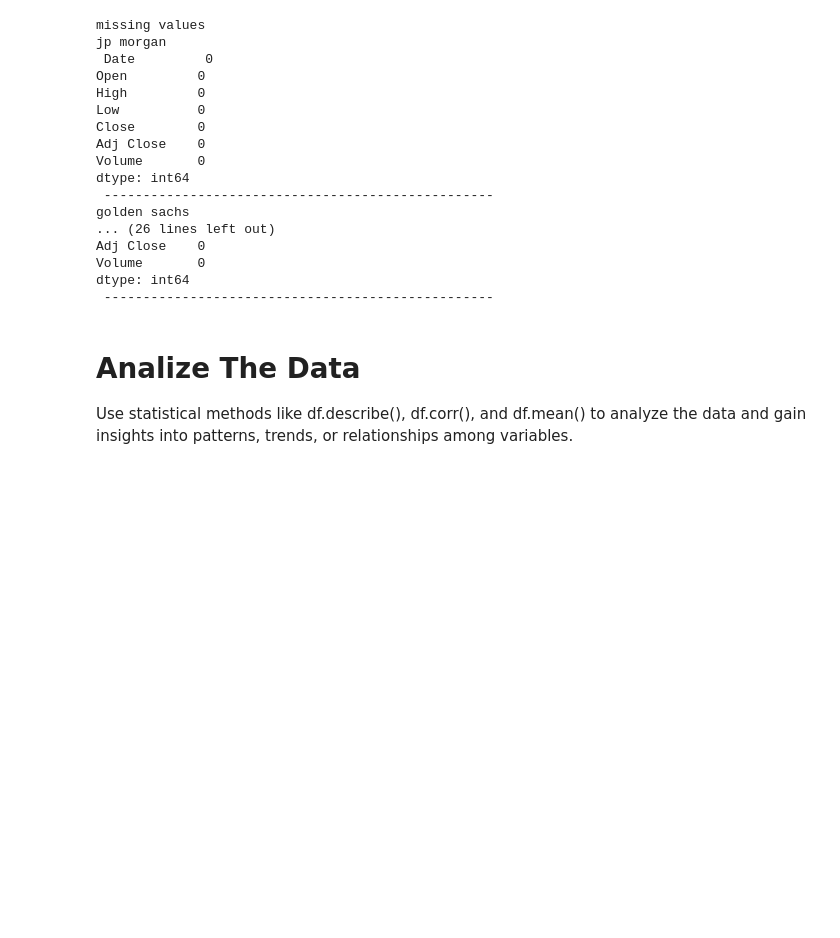
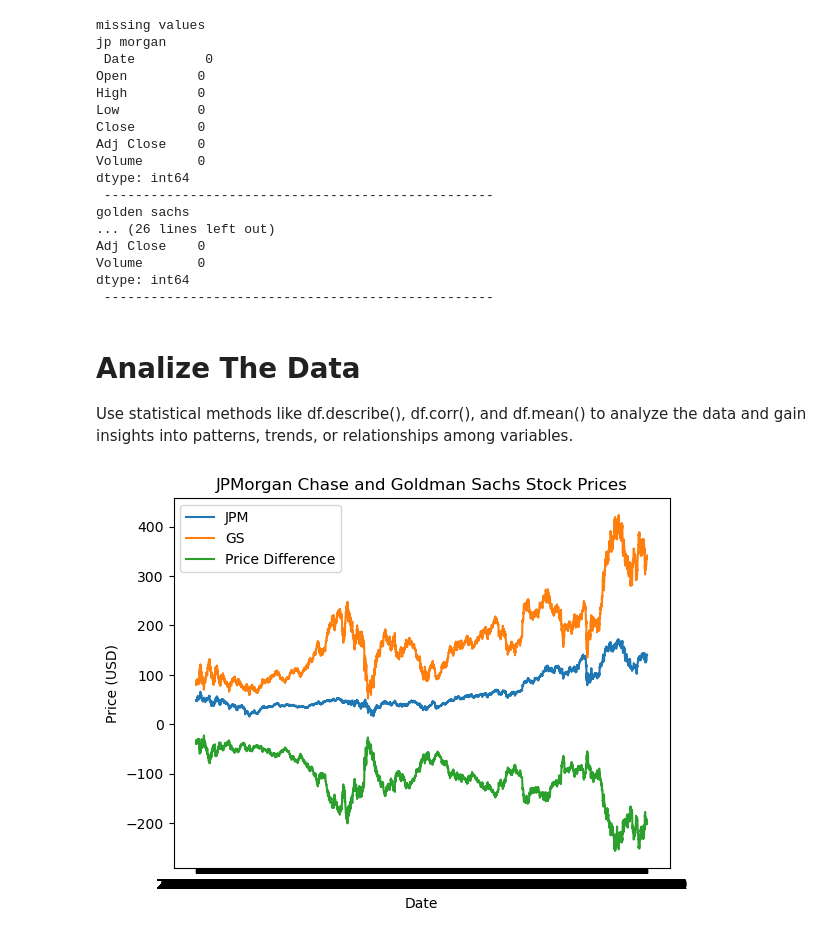
Before and after one commit to wiggapony0925/Goldman-Sachs-JPMorgan-Chase-share-prices-2000---2023-, a Jupyter notebook: goldman-sachs-jpmorgan-chase-share-prices.ipynb, the cells around one changed output. Drawn from its saved outputs; the diff is of its cells as text; code cells hidden in the pictures; blank space fills up the shorter version.

Commit message:
Kaggle Notebook | Goldman Sachs & JPMorgan Chase share prices | Version 2

```diff
--- a/goldman-sachs-jpmorgan-chase-share-prices.ipynb
+++ b/goldman-sachs-jpmorgan-chase-share-prices.ipynb
@@ -133,3 +133,25 @@ dtype: int64
 # %% [markdown]
 # Analize The Data
 Use statistical methods like df.describe(), df.corr(), and df.mean() to analyze the data and gain insights into patterns, trends, or relationships among variables.
+# %%
+plt.plot(jpm_data['Date'], jpm_data['Close'], label='JPM')
+
+# Create a line chart of Goldman Sachs closing prices over time
+plt.plot(gs_data['Date'], gs_data['Close'], label='GS')
+
+# Calculate and plot the price difference between JPMorgan Chase and Goldman Sachs
+price_diff = jpm_data['Close'] - gs_data['Close']
+plt.plot(jpm_data['Date'], price_diff, label='Price Difference')
+
+# Add labels and title to the chart
+plt.xlabel('Date')
+plt.ylabel('Price (USD)')
+plt.title('JPMorgan Chase and Goldman Sachs Stock Prices')
+
+# Add a legend to the chart
+plt.legend()
+
+# Show the chart
+plt.show()
+# %% [output]
+[figure, added]
```
Also changed, not shown: parts of 4 cells of this notebook.
